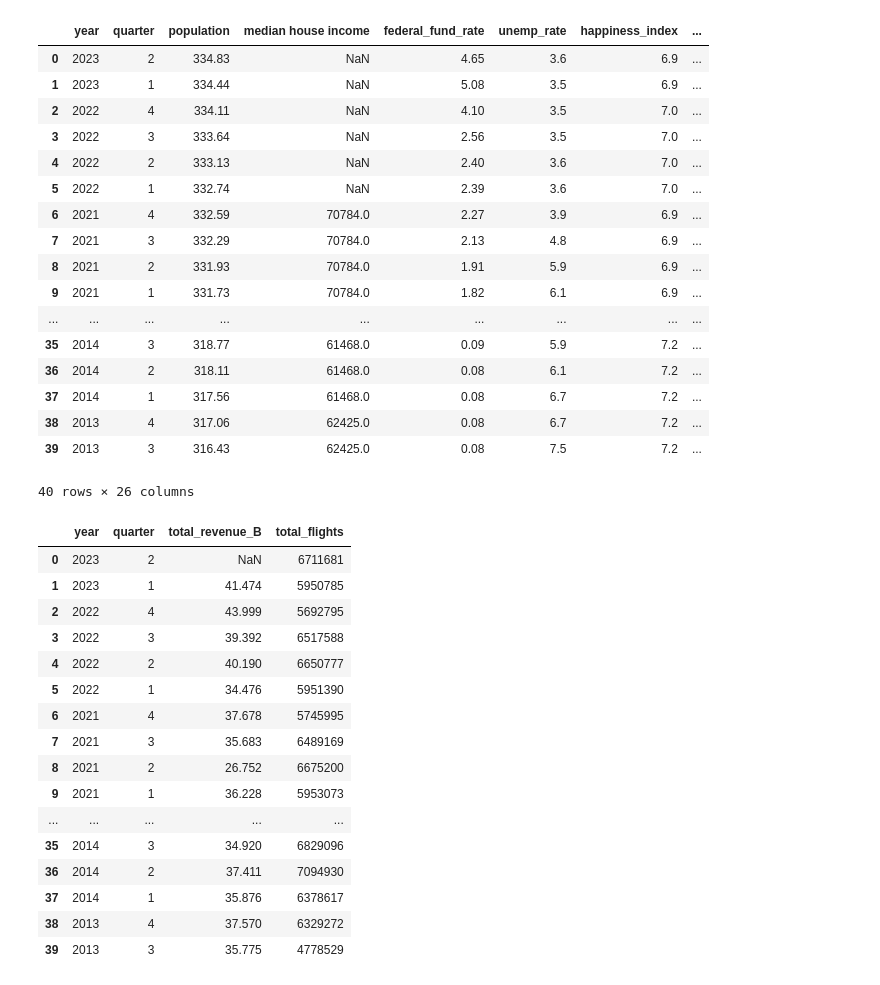
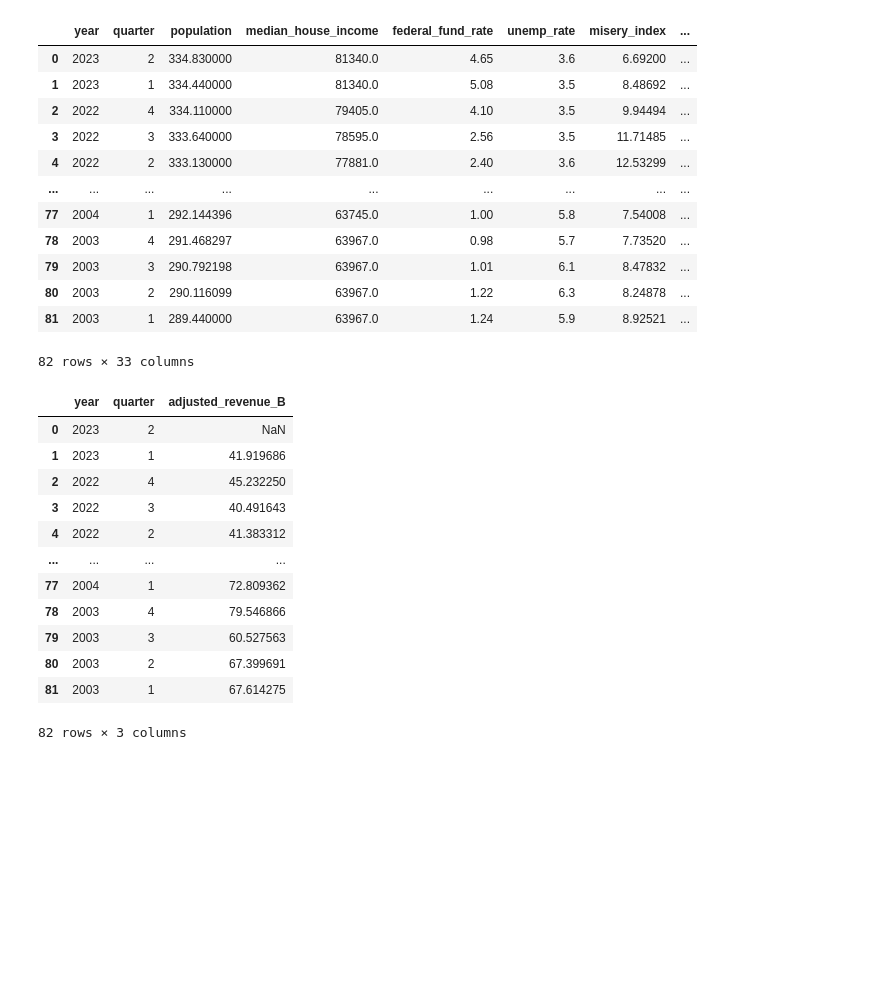
Before and after one commit to Project-Apollo-Forecast/Project-Apollo, a Jupyter notebook: Andy_merge_CSVs.ipynb, the cells around one changed output. Drawn from its saved outputs; the diff is of its cells as text; code cells hidden in the pictures; blank space fills up the shorter version.

```diff
--- a/Andy_merge_CSVs.ipynb
+++ b/Andy_merge_CSVs.ipynb
@@ -21,48 +21,39 @@ import warnings
 warnings.filterwarnings("ignore")
 # %%
 #import features completed by andy
-andy = pd.read_csv('project5.csv')
+andy = pd.read_excel('output.xlsx')
 andy
 # %% [output]
-|  | year | quarter | population | median house income | federal_fund_rate | unemp_rate | happiness_index | ... |
-| 0 | 2023 | 2 | 334.83 | NaN | 4.65 | 3.6 | 6.9 | ... |
-| 1 | 2023 | 1 | 334.44 | NaN | 5.08 | 3.5 | 6.9 | ... |
-| 2 | 2022 | 4 | 334.11 | NaN | 4.10 | 3.5 | 7.0 | ... |
-| 3 | 2022 | 3 | 333.64 | NaN | 2.56 | 3.5 | 7.0 | ... |
-| 4 | 2022 | 2 | 333.13 | NaN | 2.40 | 3.6 | 7.0 | ... |
-| 5 | 2022 | 1 | 332.74 | NaN | 2.39 | 3.6 | 7.0 | ... |
-| 6 | 2021 | 4 | 332.59 | 70784.0 | 2.27 | 3.9 | 6.9 | ... |
-| 7 | 2021 | 3 | 332.29 | 70784.0 | 2.13 | 4.8 | 6.9 | ... |
-| 8 | 2021 | 2 | 331.93 | 70784.0 | 1.91 | 5.9 | 6.9 | ... |
-| 9 | 2021 | 1 | 331.73 | 70784.0 | 1.82 | 6.1 | 6.9 | ... |
+|  | year | quarter | population | median_house_income | federal_fund_rate | unemp_rate | misery_index | ... |
+| 0 | 2023 | 2 | 334.830000 | 81340.0 | 4.65 | 3.6 | 6.69200 | ... |
+| 1 | 2023 | 1 | 334.440000 | 81340.0 | 5.08 | 3.5 | 8.48692 | ... |
+| 2 | 2022 | 4 | 334.110000 | 79405.0 | 4.10 | 3.5 | 9.94494 | ... |
+| 3 | 2022 | 3 | 333.640000 | 78595.0 | 2.56 | 3.5 | 11.71485 | ... |
+| 4 | 2022 | 2 | 333.130000 | 77881.0 | 2.40 | 3.6 | 12.53299 | ... |
 | ... | ... | ... | ... | ... | ... | ... | ... | ... |
-| 35 | 2014 | 3 | 318.77 | 61468.0 | 0.09 | 5.9 | 7.2 | ... |
-| 36 | 2014 | 2 | 318.11 | 61468.0 | 0.08 | 6.1 | 7.2 | ... |
-| 37 | 2014 | 1 | 317.56 | 61468.0 | 0.08 | 6.7 | 7.2 | ... |
-| 38 | 2013 | 4 | 317.06 | 62425.0 | 0.08 | 6.7 | 7.2 | ... |
-| 39 | 2013 | 3 | 316.43 | 62425.0 | 0.08 | 7.5 | 7.2 | ... |
+| 77 | 2004 | 1 | 292.144396 | 63745.0 | 1.00 | 5.8 | 7.54008 | ... |
+| 78 | 2003 | 4 | 291.468297 | 63967.0 | 0.98 | 5.7 | 7.73520 | ... |
+| 79 | 2003 | 3 | 290.792198 | 63967.0 | 1.01 | 6.1 | 8.47832 | ... |
+| 80 | 2003 | 2 | 290.116099 | 63967.0 | 1.22 | 6.3 | 8.24878 | ... |
+| 81 | 2003 | 1 | 289.440000 | 63967.0 | 1.24 | 5.9 | 8.92521 | ... |
-40 rows × 26 columns
+82 rows × 33 columns
 # %%
 #import features completed by corey
-corey = pd.read_csv('revenue_and_flights.csv')
+corey = pd.read_csv('ford_adjusted_revenue.csv')
 corey
 # %% [output]
-|  | year | quarter | total_revenue_B | total_flights |
-| 0 | 2023 | 2 | NaN | 6711681 |
-| 1 | 2023 | 1 | 41.474 | 5950785 |
-| 2 | 2022 | 4 | 43.999 | 5692795 |
-| 3 | 2022 | 3 | 39.392 | 6517588 |
-| 4 | 2022 | 2 | 40.190 | 6650777 |
-| 5 | 2022 | 1 | 34.476 | 5951390 |
-| 6 | 2021 | 4 | 37.678 | 5745995 |
-| 7 | 2021 | 3 | 35.683 | 6489169 |
-| 8 | 2021 | 2 | 26.752 | 6675200 |
-| 9 | 2021 | 1 | 36.228 | 5953073 |
-| ... | ... | ... | ... | ... |
-| 35 | 2014 | 3 | 34.920 | 6829096 |
-| 36 | 2014 | 2 | 37.411 | 7094930 |
-| 37 | 2014 | 1 | 35.876 | 6378617 |
-| 38 | 2013 | 4 | 37.570 | 6329272 |
-| 39 | 2013 | 3 | 35.775 | 4778529 |
+|  | year | quarter | adjusted_revenue_B |
+| 0 | 2023 | 2 | NaN |
+| 1 | 2023 | 1 | 41.919686 |
+| 2 | 2022 | 4 | 45.232250 |
+| 3 | 2022 | 3 | 40.491643 |
+| 4 | 2022 | 2 | 41.383312 |
+| ... | ... | ... | ... |
+| 77 | 2004 | 1 | 72.809362 |
+| 78 | 2003 | 4 | 79.546866 |
+| 79 | 2003 | 3 | 60.527563 |
+| 80 | 2003 | 2 | 67.399691 |
+| 81 | 2003 | 1 | 67.614275 |
+82 rows × 3 columns
 # %%
 #combine the features from the two dataframes
```
Also changed, not shown: parts of 28 cells of this notebook, 3 other files.
